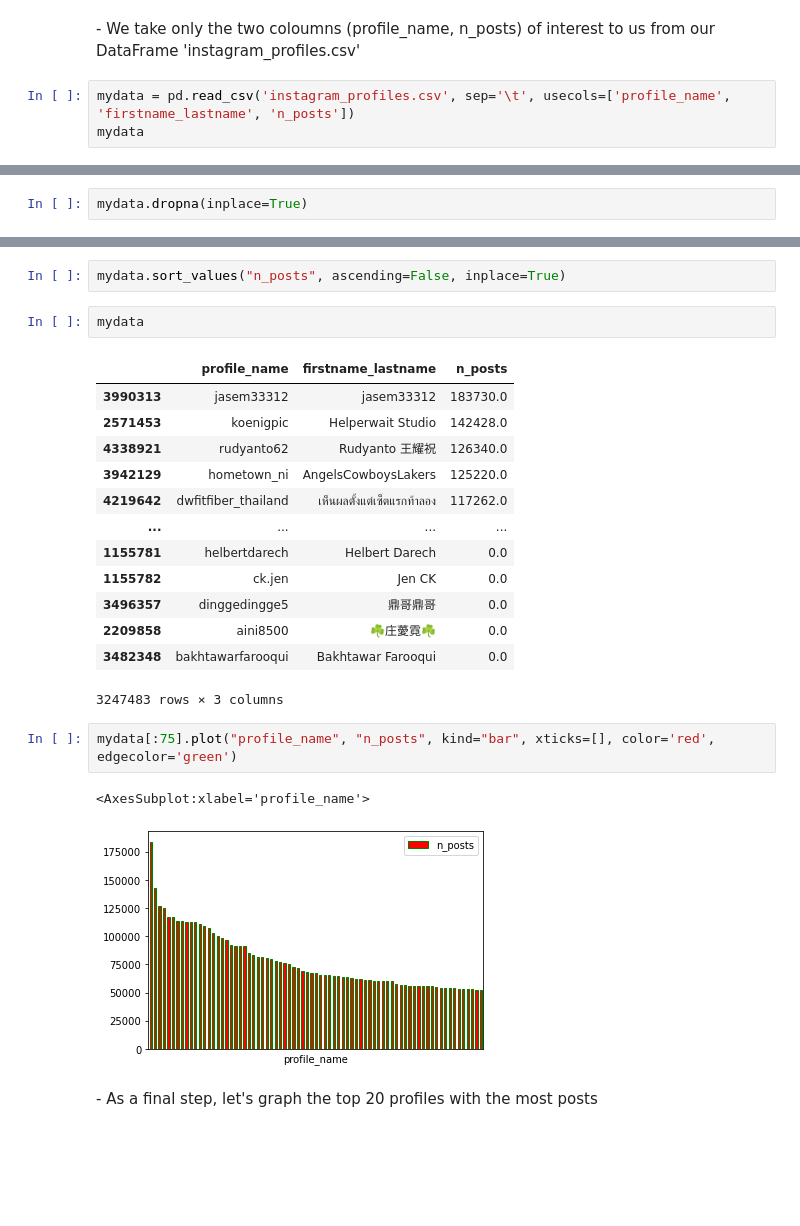
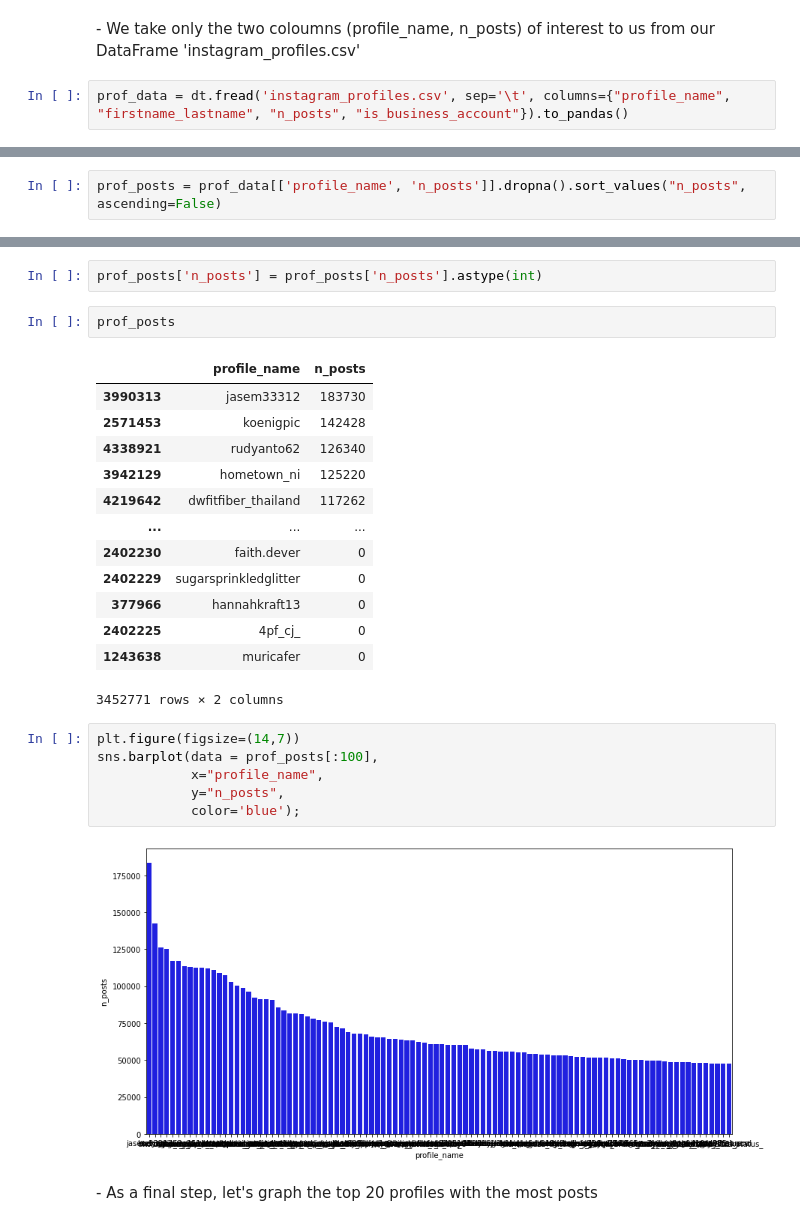
Before and after one commit to jonasbarth/adm-2022-hw-2, a Jupyter notebook: RQ2.ipynb, the cells around one changed output, grey strips where cells are left out. Cells and saved outputs as stored; diff of their text form; blank space fills up the shorter version.

```diff
--- a/RQ2.ipynb
+++ b/RQ2.ipynb
@@ -9,5 +18,4 @@ import seaborn as sns
 # %% [markdown]
 \- We take only the two coloumns (profile_name, n_posts) of interest to us from our DataFrame 'instagram_profiles.csv'
 # %%
-mydata = pd.read_csv('instagram_profiles.csv', sep='\t', usecols=['profile_name', 'firstname_lastname', 'n_posts'])
-mydata
+prof_data = dt.fread('instagram_profiles.csv', sep='\t', columns={"profile_name", "firstname_lastname", "n_posts", "is_business_account"}).to_pandas()
@@ -30,2 +42,2 @@ mydata
 # %%
-mydata.dropna(inplace=True)
+prof_posts = prof_data[['profile_name', 'n_posts']].dropna().sort_values("n_posts", ascending=False)
@@ -34,26 +60,29 @@ mydata.dropna(inplace=True)
 # %%
-mydata.sort_values("n_posts", ascending=False, inplace=True)
+prof_posts['n_posts'] = prof_posts['n_posts'].astype(int)
 # %%
-mydata
+prof_posts
 # %% [output]
-|  | profile_name | firstname_lastname | n_posts |
-| 3990313 | jasem33312 | jasem33312 | 183730.0 |
-| 2571453 | koenigpic | Helperwait Studio | 142428.0 |
-| 4338921 | rudyanto62 | Rudyanto 王耀祝 | 126340.0 |
-| 3942129 | hometown_ni | AngelsCowboysLakers | 125220.0 |
-| 4219642 | dwfitfiber_thailand | เห็นผลตั้งแต่เซ็ตแรกท้าลอง | 117262.0 |
-| ... | ... | ... | ... |
-| 1155781 | helbertdarech | Helbert Darech | 0.0 |
-| 1155782 | ck.jen | Jen CK | 0.0 |
-| 3496357 | dinggedingge5 | 鼎哥鼎哥 | 0.0 |
-| 2209858 | aini8500 | ☘️庄薆霓☘️ | 0.0 |
-| 3482348 | bakhtawarfarooqui | Bakhtawar Farooqui | 0.0 |
+|  | profile_name | n_posts |
+| 3990313 | jasem33312 | 183730 |
+| 2571453 | koenigpic | 142428 |
+| 4338921 | rudyanto62 | 126340 |
+| 3942129 | hometown_ni | 125220 |
+| 4219642 | dwfitfiber_thailand | 117262 |
+| ... | ... | ... |
+| 2402230 | faith.dever | 0 |
+| 2402229 | sugarsprinkledglitter | 0 |
+| 377966 | hannahkraft13 | 0 |
+| 2402225 | 4pf_cj_ | 0 |
+| 1243638 | muricafer | 0 |
-3247483 rows × 3 columns
+3452771 rows × 2 columns
 # %%
-mydata[:75].plot("profile_name", "n_posts", kind="bar", xticks=[], color='red', edgecolor='green')
+plt.figure(figsize=(14,7))
+sns.barplot(data = prof_posts[:100],
+            x="profile_name",
+            y="n_posts",
+            color='blue');
 # %% [output]
-<AxesSubplot:xlabel='profile_name'>
-[figure, old version]
+[figure, new version]
 # %% [markdown]
 \- As a final step, let's graph the top 20 profiles with the most posts
 # %%
```
Also changed, not shown: parts of 33 cells of this notebook.
